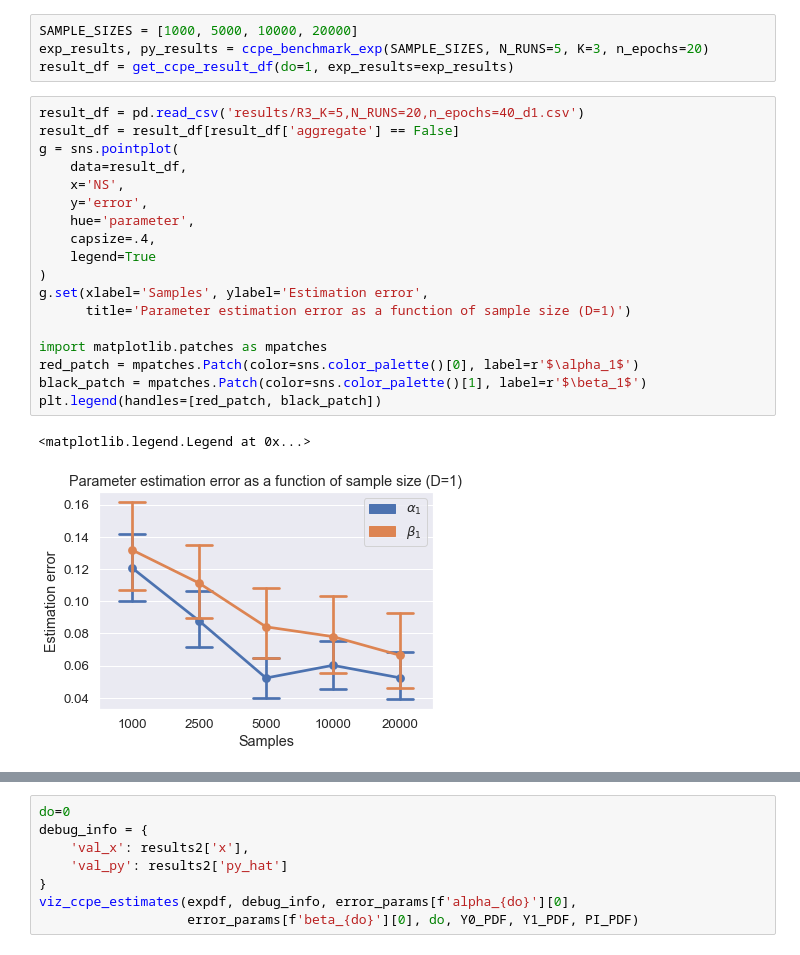
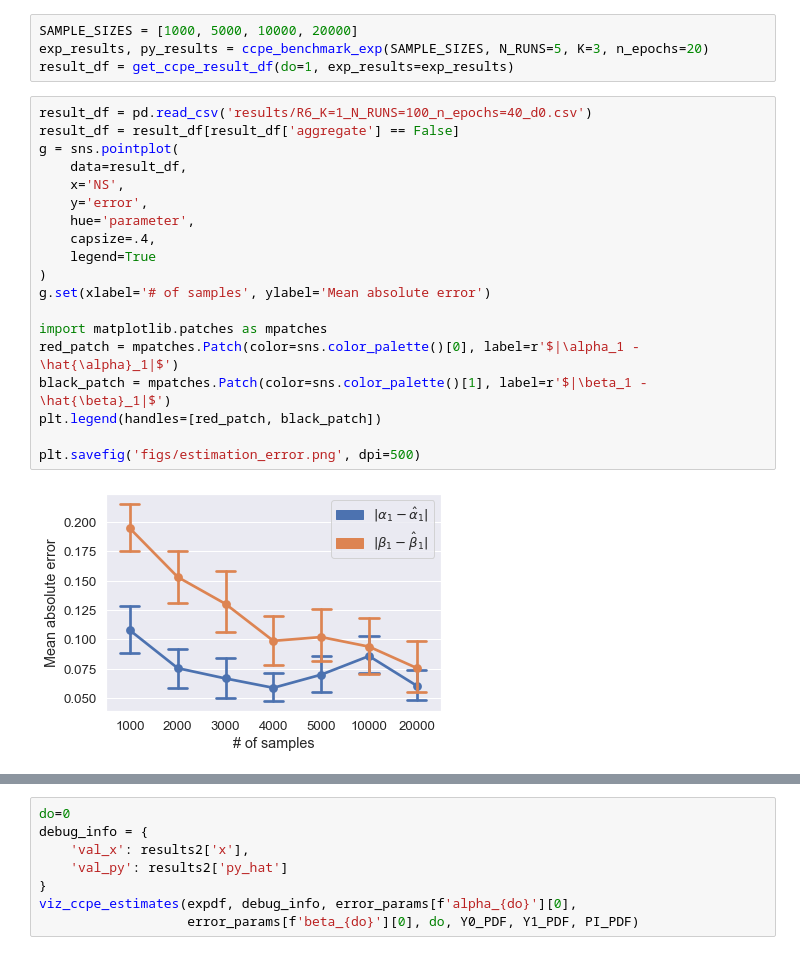
Before and after one commit to lguerdan/counterfactual-decision-support, a Jupyter notebook: experiments.ipynb, the cells around one changed output, grey strips where cells are left out. Drawn from its saved outputs; the diff is of its cells as text.

Commit message:
update param estimation config

```diff
--- a/experiments.ipynb
+++ b/experiments.ipynb
@@ -129,23 +151,23 @@ SAMPLE_SIZES = [1000, 5000, 10000, 20000]
 exp_results, py_results = ccpe_benchmark_exp(SAMPLE_SIZES, N_RUNS=5, K=3, n_epochs=20)
 result_df = get_ccpe_result_df(do=1, exp_results=exp_results)
 # %%
-result_df = pd.read_csv('results/R3_K=5,N_RUNS=20,n_epochs=40_d1.csv')
+result_df = pd.read_csv('results/R6_K=1_N_RUNS=100_n_epochs=40_d0.csv')
 result_df = result_df[result_df['aggregate'] == False]
 g = sns.pointplot(
     data=result_df,
     x='NS',
     y='error',
     hue='parameter',
     capsize=.4,
     legend=True
 )
-g.set(xlabel='Samples', ylabel='Estimation error',
-      title='Parameter estimation error as a function of sample size (D=1)')
+g.set(xlabel='# of samples', ylabel='Mean absolute error')
 
 import matplotlib.patches as mpatches
-red_patch = mpatches.Patch(color=sns.color_palette()[0], label=r'$\alpha_1$')
-black_patch = mpatches.Patch(color=sns.color_palette()[1], label=r'$\beta_1$')
+red_patch = mpatches.Patch(color=sns.color_palette()[0], label=r'$|\alpha_1 - \hat{\alpha}_1|$')
+black_patch = mpatches.Patch(color=sns.color_palette()[1], label=r'$|\beta_1 - \hat{\beta}_1|$')
 plt.legend(handles=[red_patch, black_patch])
+
+plt.savefig('figs/estimation_error.png', dpi=500)
 # %% [output]
-<matplotlib.legend.Legend at 0x...>
-[figure, old version]
+[figure, new version]
```
Also changed, not shown: parts of 24 cells of this notebook, 4 other files.
